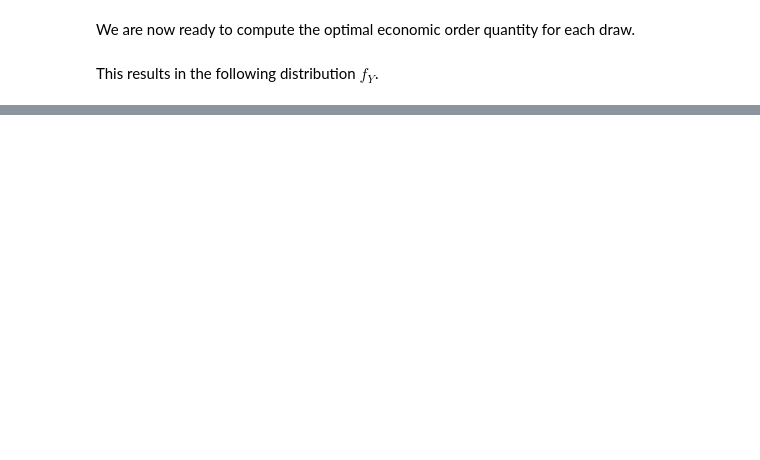
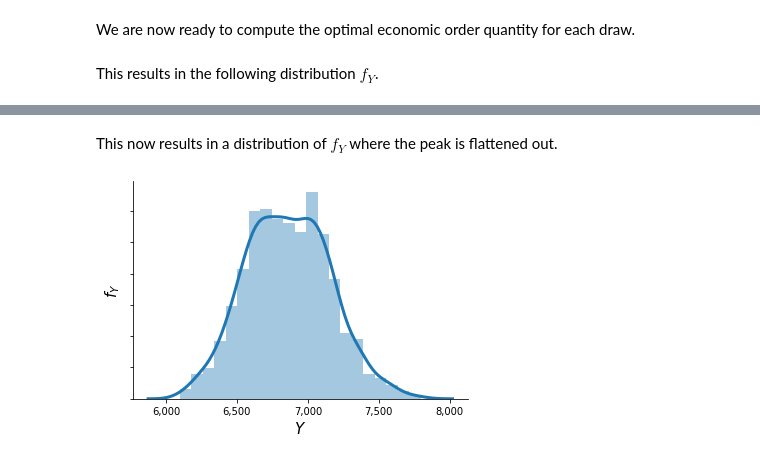
Before and after one commit to OpenSourceEconomics/econsa, a Jupyter notebook: docs/source/tutorials/eoq_model.ipynb, the cells around one changed output, grey strips where cells are left out. Saved outputs shown, nothing was run; the diff lists cells and outputs as text; code cells hidden in the pictures; blank space fills up the shorter version.

```diff
--- a/docs/source/tutorials/eoq_model.ipynb
+++ b/docs/source/tutorials/eoq_model.ipynb
@@ -41,0 +82,8 @@ fig
+# %%
+y = eoq_model(sample)
+# %% [markdown]
+This now results in a distribution of $f_{Y}$ where the peak is flattened out.
+# %%
+plot_quantity(y)
+# %% [output]
+[figure, added]
```
Also changed, not shown: parts of 20 cells of this notebook, 4 other files.
